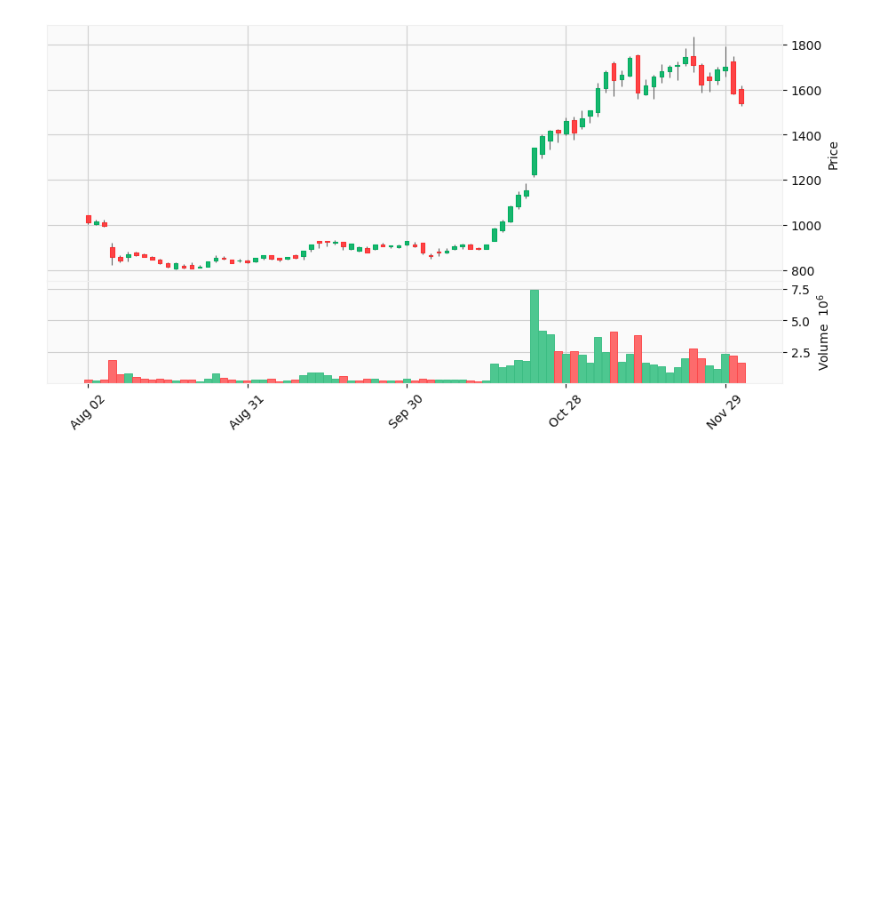
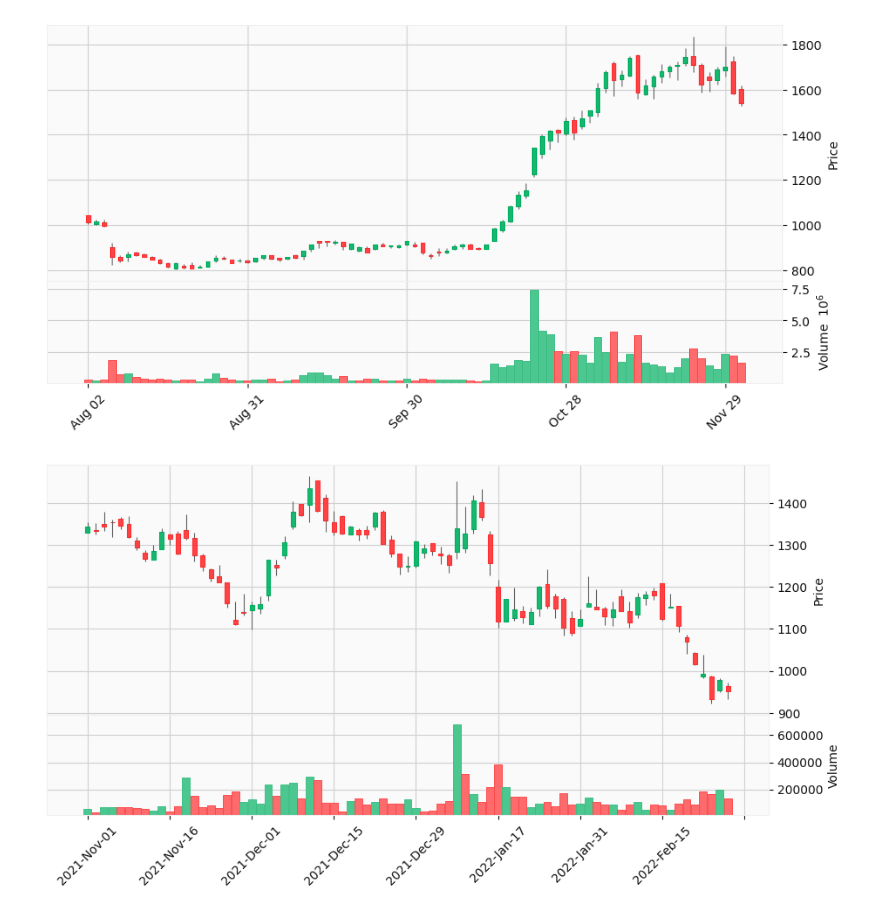
Before and after one commit to hirokimituya/stock-price-analysis, a Jupyter notebook: technical_analysis/株価分析.ipynb, the cells around one changed output. Cells and saved outputs as stored; diff of their text form; code cells hidden in the pictures; blank space fills up the shorter version.

```diff
--- a/technical_analysis/株価分析.ipynb
+++ b/technical_analysis/株価分析.ipynb
@@ -77,3 +77,8 @@ def show_plot(code, start, end):
 show_plot(2395, '2021-8-1', '2021-12-1')
 # %% [output]
 [figure]
+# %%
+# ロコンドのチャート
+show_plot(3558, '2021-11-1', '2022-2-28')
+# %% [output]
+[figure, added]
```
Also changed, not shown: parts of 3 cells of this notebook.
